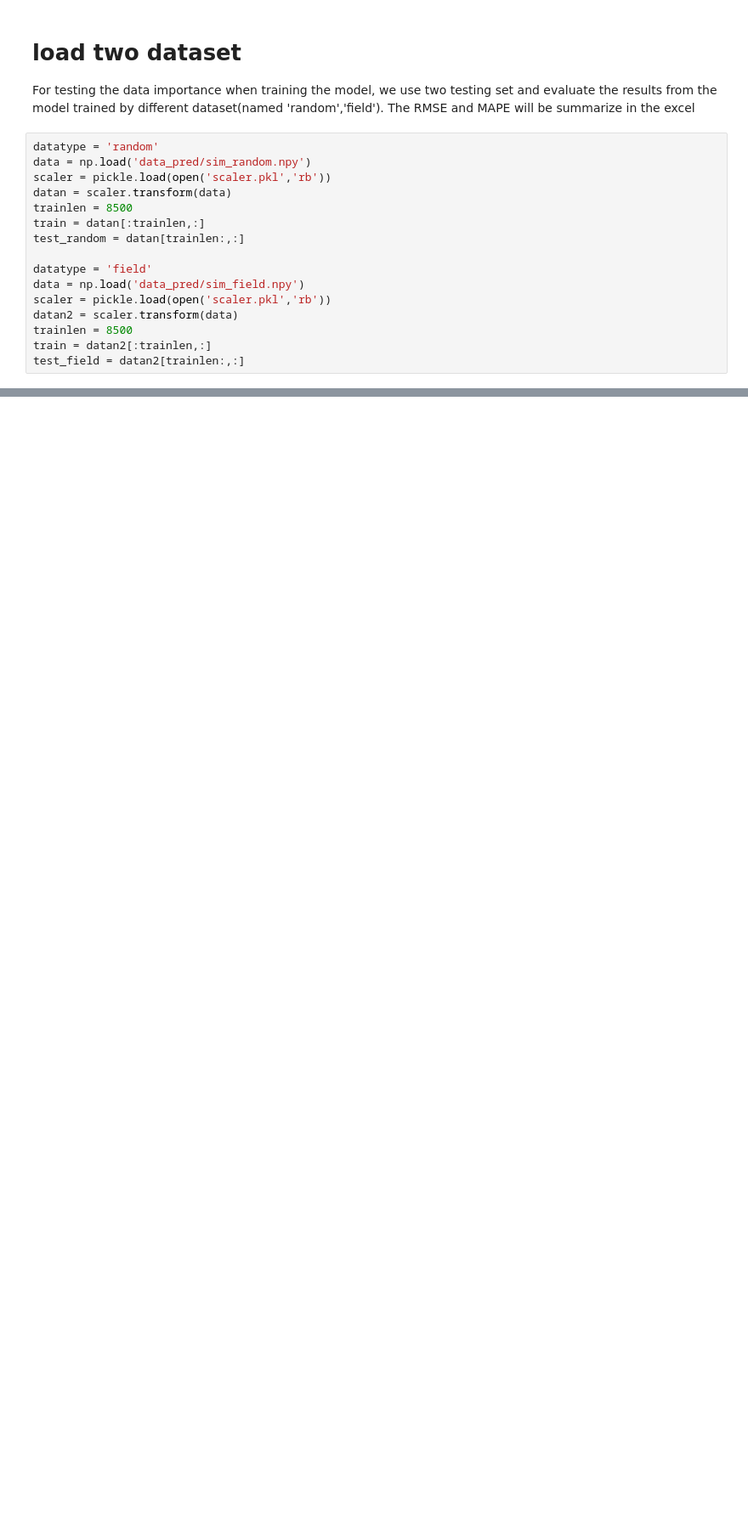
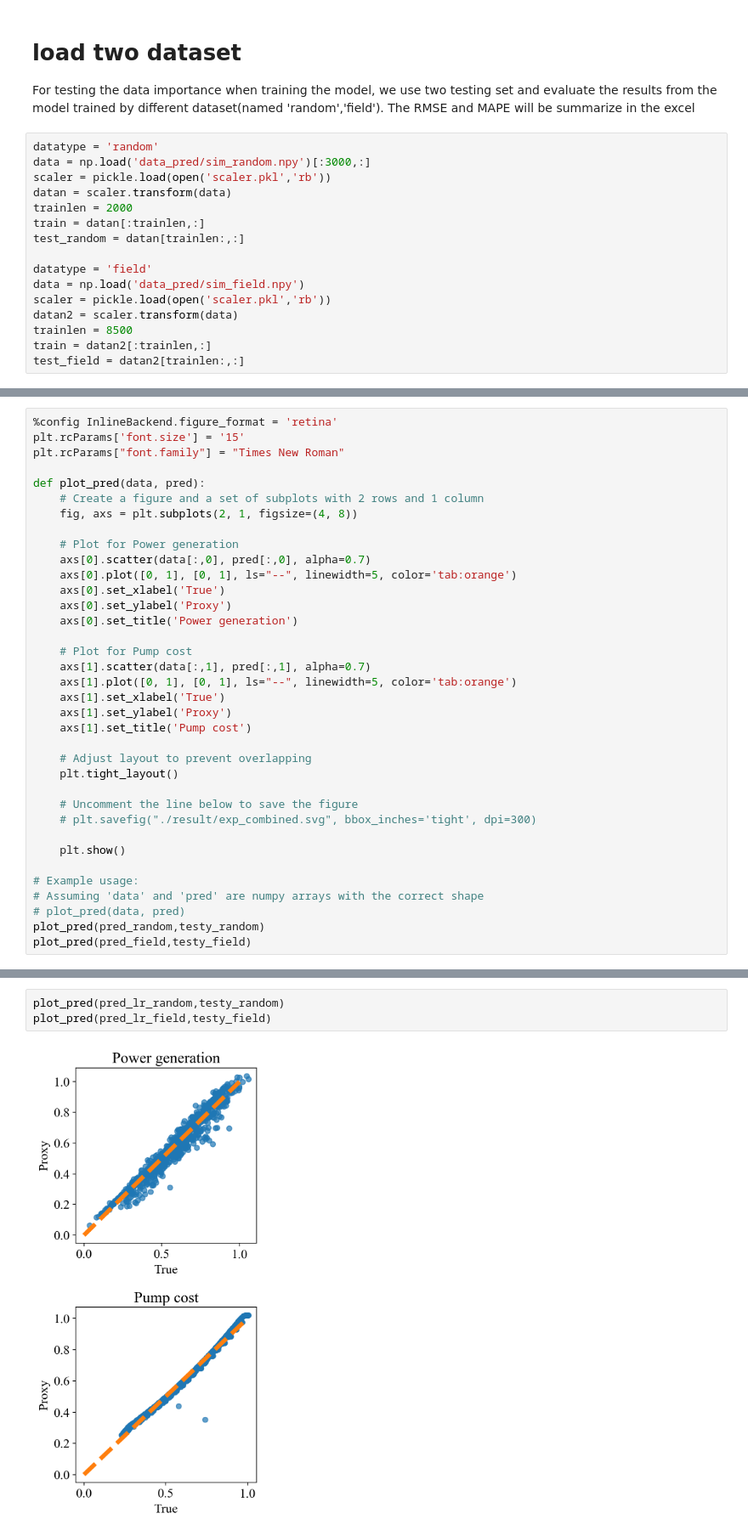
Before and after one commit to wling123/DL-base-ORC-Optimization, a Jupyter notebook: ORC_single_unit_revision/Revision_2train_2test_nn_lr_svm.ipynb, the cells around one changed output, grey strips where cells are left out. Shown at 85% size. Cells and saved outputs as stored; diff of their text form; blank space fills up the shorter version.

```diff
--- a/ORC_single_unit_revision/Revision_2train_2test_nn_lr_svm.ipynb
+++ b/ORC_single_unit_revision/Revision_2train_2test_nn_lr_svm.ipynb
@@ -173,10 +168,10 @@ for i in range(20):
 For testing the data importance when training the model, we use two testing set and evaluate the results from the model trained by different dataset(named 'random','field'). The RMSE and MAPE will be summarize in the excel
 # %%
 datatype = 'random'
-data = np.load('data_pred/sim_random.npy')
+data = np.load('data_pred/sim_random.npy')[:3000,:]
 scaler = pickle.load(open('scaler.pkl','rb'))
 datan = scaler.transform(data)
-trainlen = 8500
+trainlen = 2000
 train = datan[:trainlen,:]
 test_random = datan[trainlen:,:]
 
@@ -191,0 +319,36 @@ test_field = datan2[trainlen:,:]
+# %%
+%config InlineBackend.figure_format = 'retina'
+plt.rcParams['font.size'] = '15'
+plt.rcParams["font.family"] = "Times New Roman"
+
+def plot_pred(data, pred):
+    # Create a figure and a set of subplots with 2 rows and 1 column
+    fig, axs = plt.subplots(2, 1, figsize=(4, 8))
+
+    # Plot for Power generation
+    axs[0].scatter(data[:,0], pred[:,0], alpha=0.7)
+    axs[0].plot([0, 1], [0, 1], ls="--", linewidth=5, color='tab:orange')
+    axs[0].set_xlabel('True')
+    axs[0].set_ylabel('Proxy')
+    axs[0].set_title('Power generation')
+
+    # Plot for Pump cost
+    axs[1].scatter(data[:,1], pred[:,1], alpha=0.7)
+    axs[1].plot([0, 1], [0, 1], ls="--", linewidth=5, color='tab:orange')
+    axs[1].set_xlabel('True')
+    axs[1].set_ylabel('Proxy')
+    axs[1].set_title('Pump cost')
+
+    # Adjust layout to prevent overlapping
+    plt.tight_layout()
+
+    # Uncomment the line below to save the figure
+    # plt.savefig("./result/exp_combined.svg", bbox_inches='tight', dpi=300)
+
+    plt.show()
+
+# Example usage:
+# Assuming 'data' and 'pred' are numpy arrays with the correct shape
+# plot_pred(data, pred)
+plot_pred(pred_random,testy_random)
+plot_pred(pred_field,testy_field)
@@ -191,0 +360,5 @@ test_field = datan2[trainlen:,:]
+# %%
+plot_pred(pred_lr_random,testy_random)
+plot_pred(pred_lr_field,testy_field)
+# %% [output]
+[figure, added]
```
Also changed, not shown: parts of 26 cells of this notebook.
